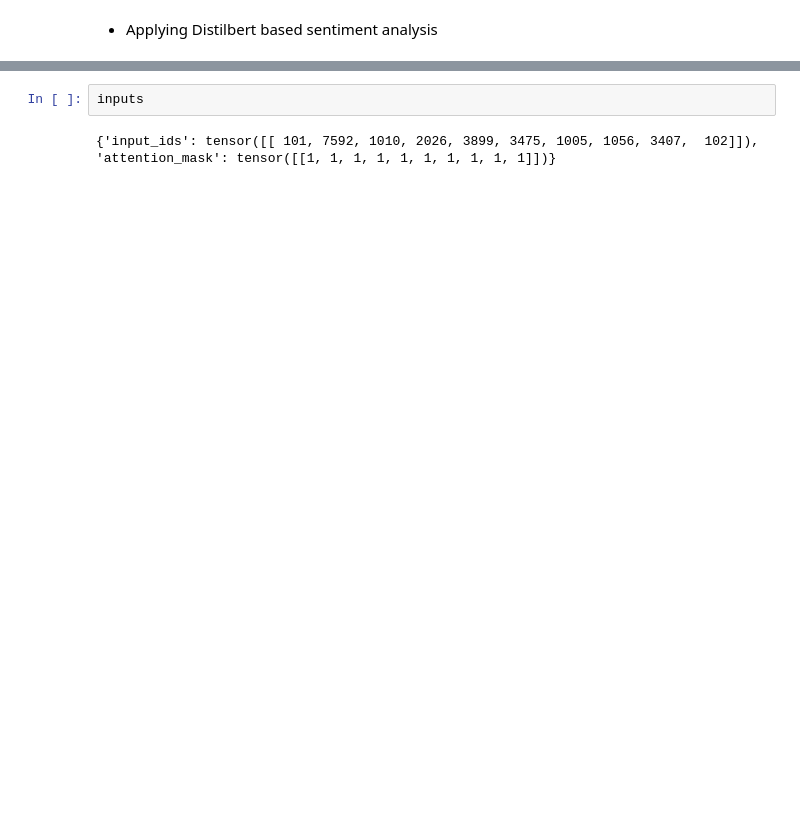
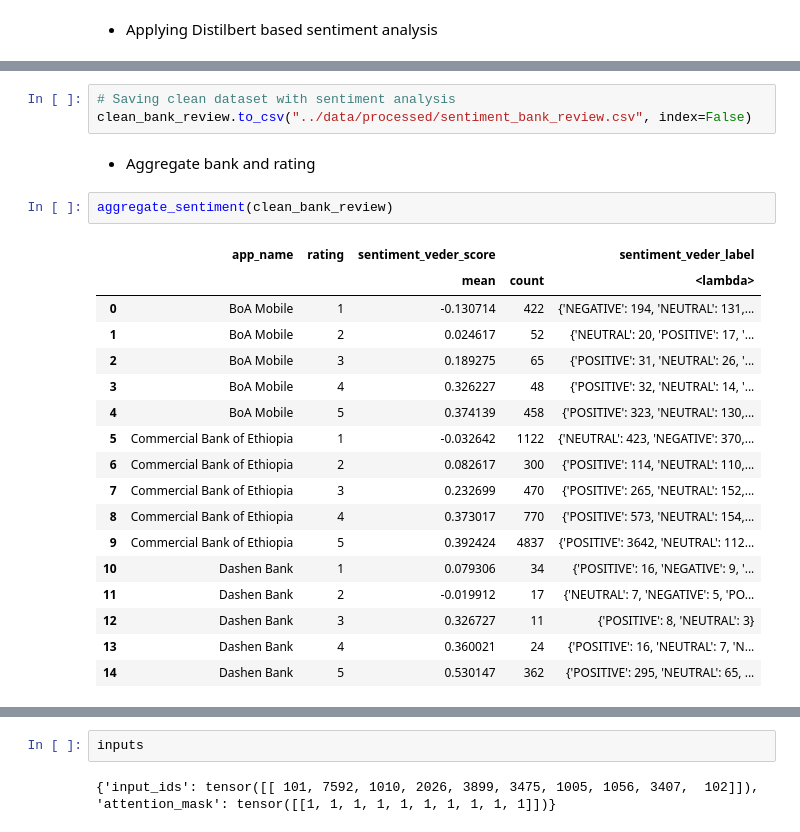
Before and after one commit to Jonepeter/fintech-customer-experience-analytics, a Jupyter notebook: notebooks/sentiment_analysis.ipynb, the cells around one changed output, grey strips where cells are left out. Saved outputs shown, nothing was run; the diff lists cells and outputs as text; blank space fills up the shorter version.

```diff
--- a/notebooks/sentiment_analysis.ipynb
+++ b/notebooks/sentiment_analysis.ipynb
@@ -44,0 +177,25 @@ clean_bank_review
+# %%
+# Saving clean dataset with sentiment analysis
+clean_bank_review.to_csv("../data/processed/sentiment_bank_review.csv", index=False)
+# %% [markdown]
+- Aggregate bank and rating
+# %%
+aggregate_sentiment(clean_bank_review)
+# %% [output]
+|  | app_name | rating | sentiment_veder_score |  | sentiment_veder_label |
+|  |  |  | mean | count | <lambda> |
+| 0 | BoA Mobile | 1 | -0.130714 | 422 | {'NEGATIVE': 194, 'NEUTRAL': 131,... |
+| 1 | BoA Mobile | 2 | 0.024617 | 52 | {'NEUTRAL': 20, 'POSITIVE': 17, '... |
+| 2 | BoA Mobile | 3 | 0.189275 | 65 | {'POSITIVE': 31, 'NEUTRAL': 26, '... |
+| 3 | BoA Mobile | 4 | 0.326227 | 48 | {'POSITIVE': 32, 'NEUTRAL': 14, '... |
+| 4 | BoA Mobile | 5 | 0.374139 | 458 | {'POSITIVE': 323, 'NEUTRAL': 130,... |
+| 5 | Commercial Bank of Ethiopia | 1 | -0.032642 | 1122 | {'NEUTRAL': 423, 'NEGATIVE': 370,... |
+| 6 | Commercial Bank of Ethiopia | 2 | 0.082617 | 300 | {'POSITIVE': 114, 'NEUTRAL': 110,... |
+| 7 | Commercial Bank of Ethiopia | 3 | 0.232699 | 470 | {'POSITIVE': 265, 'NEUTRAL': 152,... |
+| 8 | Commercial Bank of Ethiopia | 4 | 0.373017 | 770 | {'POSITIVE': 573, 'NEUTRAL': 154,... |
+| 9 | Commercial Bank of Ethiopia | 5 | 0.392424 | 4837 | {'POSITIVE': 3642, 'NEUTRAL': 112... |
+| 10 | Dashen Bank | 1 | 0.079306 | 34 | {'POSITIVE': 16, 'NEGATIVE': 9, '... |
+| 11 | Dashen Bank | 2 | -0.019912 | 17 | {'NEUTRAL': 7, 'NEGATIVE': 5, 'PO... |
+| 12 | Dashen Bank | 3 | 0.326727 | 11 | {'POSITIVE': 8, 'NEUTRAL': 3} |
+| 13 | Dashen Bank | 4 | 0.360021 | 24 | {'POSITIVE': 16, 'NEUTRAL': 7, 'N... |
+| 14 | Dashen Bank | 5 | 0.530147 | 362 | {'POSITIVE': 295, 'NEUTRAL': 65, ... |
```
Also changed, not shown: parts of 16 cells of this notebook.
